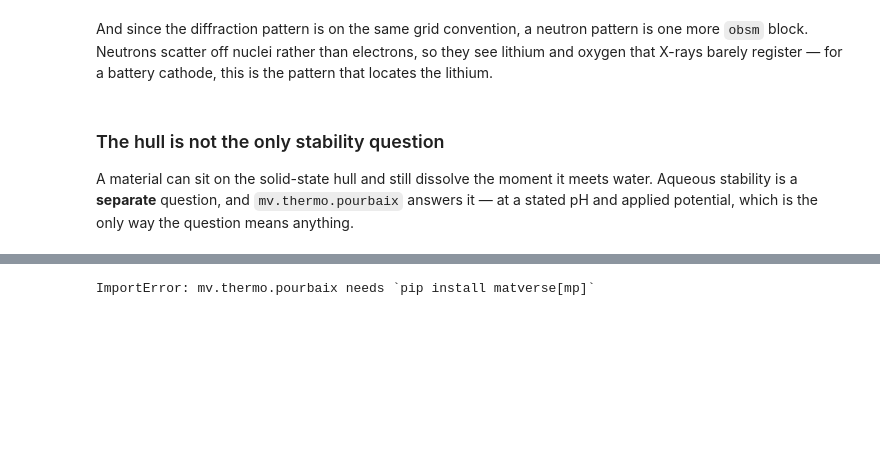
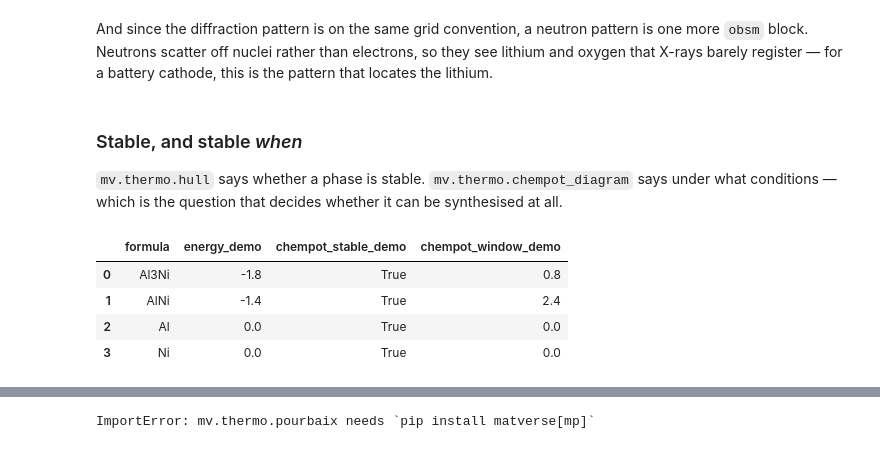
Before and after one commit to omicverse/matverse, a Jupyter notebook: matverse_guide/docs/tutorials/screening.ipynb, the cells around one changed output, grey strips where cells are left out. Drawn from its saved outputs; the diff is of its cells as text; code cells hidden in the pictures; blank space fills up the shorter version.

```diff
--- a/matverse_guide/docs/tutorials/screening.ipynb
+++ b/matverse_guide/docs/tutorials/screening.ipynb
@@ -385,10 +386,28 @@ And since the diffraction pattern is on the same grid convention, a neutron
 pattern is one more `obsm` block. Neutrons scatter off nuclei rather than
 electrons, so they see lithium and oxygen that X-rays barely register — for a
 battery cathode, this is the pattern that locates the lithium.
-# %% [markdown]
-### The hull is not the only stability question
-
-A material can sit on the solid-state hull and still dissolve the moment it
-meets water. Aqueous stability is a **separate** question, and
-`mv.thermo.pourbaix` answers it — at a stated pH and applied potential, which
-is the only way the question means anything.
+# %% [markdown]
+### Stable, and stable *when*
+
+`mv.thermo.hull` says whether a phase is stable. `mv.thermo.chempot_diagram`
+says under what conditions — which is the question that decides whether it can
+be synthesised at all.
+# %%
+alni = mv.data.from_structures([
+    l12("Al", "Ni", 3.78),          # Al3Ni
+    b2("Al", "Ni", 2.89),           # AlNi
+    mv.structures(elemental)[0],    # Al
+    mv.structures(elemental)[2],    # Ni
+])
+mv.pp.describe(alni)
+alni.obs["energy_demo"] = [-1.8, -1.4, 0.0, 0.0]   # formation energies
+
+mv.thermo.chempot_diagram(alni, level="demo")
+alni.obs[["formula", "energy_demo", "chempot_stable_demo",
+          "chempot_window_demo"]].round(3)
+# %% [output]
+|  | formula | energy_demo | chempot_stable_demo | chempot_window_demo |
+| 0 | Al3Ni | -1.8 | True | 0.8 |
+| 1 | AlNi | -1.4 | True | 2.4 |
+| 2 | Al | 0.0 | True | 0.0 |
+| 3 | Ni | 0.0 | True | 0.0 |
```
Also changed, not shown: parts of 3 cells of this notebook, 10 other files.
